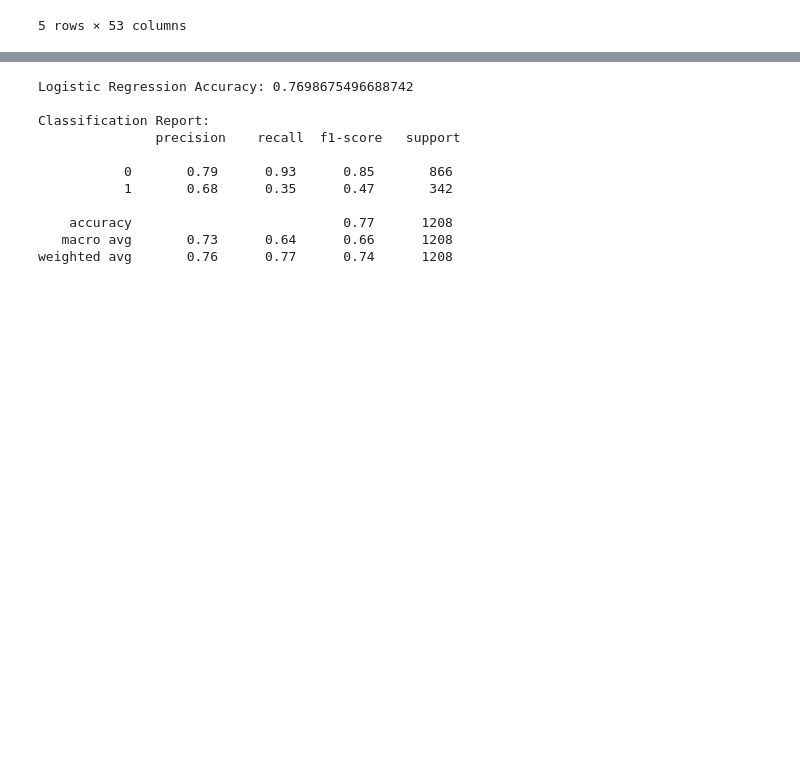
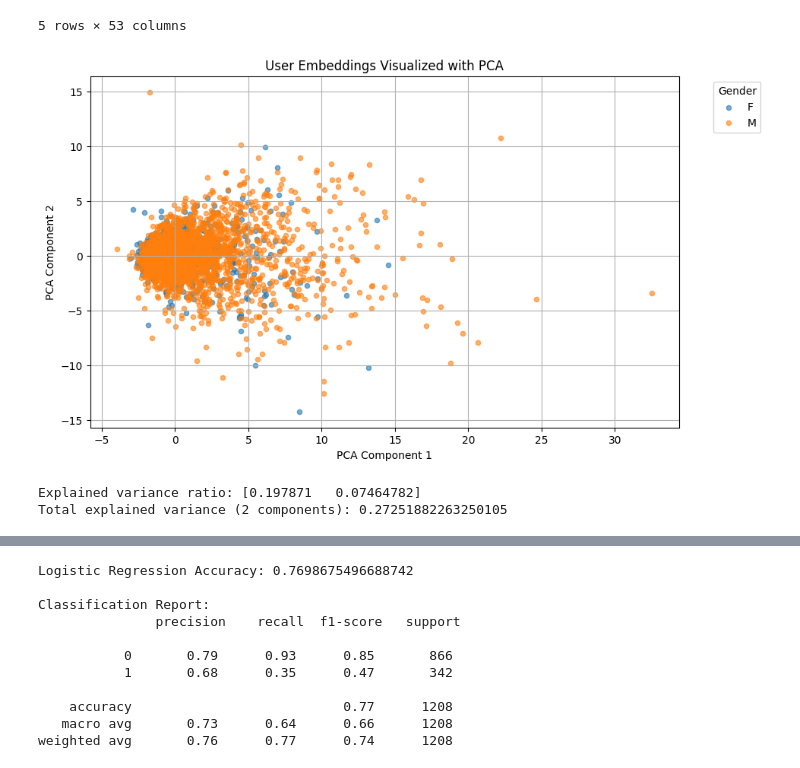
Before and after one commit to akimdavidov671/user-demographics-prediction-movielens, a Jupyter notebook: embeddings_and_matrix_factorization(stage2).ipynb, the cells around one changed output, grey strips where cells are left out. Cells and saved outputs as stored; diff of their text form; code cells hidden in the pictures; blank space fills up the shorter version.

```diff
--- a/embeddings_and_matrix_factorization(stage2).ipynb
+++ b/embeddings_and_matrix_factorization(stage2).ipynb
@@ -388,3 +388,42 @@ Dataset shape: (6040, 53)
 | 3 | 4 | 0.083006 | -0.351280 | -0.203252 | 0.256200 | -0.043909 | -0.419595 | -0.093279 | -0.011786 | 0.112687 | ... |
 | 4 | 5 | 1.792067 | -2.823673 | 2.182608 | -0.433383 | -0.186491 | 1.075984 | 0.347990 | 0.641784 | 1.299687 | ... |
 5 rows × 53 columns
+# %%
+# latent features only
+X = data_gender.drop(['gender', 'user_id', 'age'], axis=1)
+
+# --- PCA to 2D ---
+pca = PCA(n_components=2, random_state=42)
+X_pca = pca.fit_transform(X)
+
+pca_df = pd.DataFrame({
+    "pca_1": X_pca[:, 0],
+    "pca_2": X_pca[:, 1],
+    "gender": data_gender["gender"].values
+})
+
+plt.figure(figsize=(10, 6))
+for gender_value in sorted(pca_df["gender"].unique()):
+    subset = pca_df[pca_df["gender"] == gender_value]
+    plt.scatter(
+        subset["pca_1"],
+        subset["pca_2"],
+        label=str(gender_value),
+        alpha=0.6,
+        s=20
+    )
+
+plt.xlabel("PCA Component 1")
+plt.ylabel("PCA Component 2")
+plt.title("User Embeddings Visualized with PCA")
+plt.legend(title="Gender", bbox_to_anchor=(1.05, 1), loc="upper left")
+plt.grid(True)
+plt.savefig("plots/pca_gender.png", bbox_inches="tight")
+plt.show()
+
+print("Explained variance ratio:", pca.explained_variance_ratio_)
+print("Total explained variance (2 components):", pca.explained_variance_ratio_.sum())
+# %% [output]
+[figure, added]
+Explained variance ratio: [0.197871   0.07464782]
+Total explained variance (2 components): 0.27251882263250105
```
Also changed, not shown: parts of 2 cells of this notebook.
